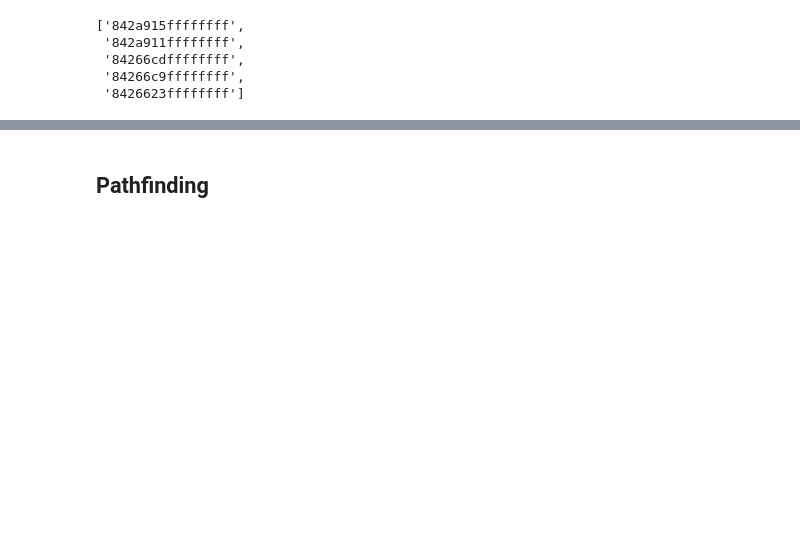
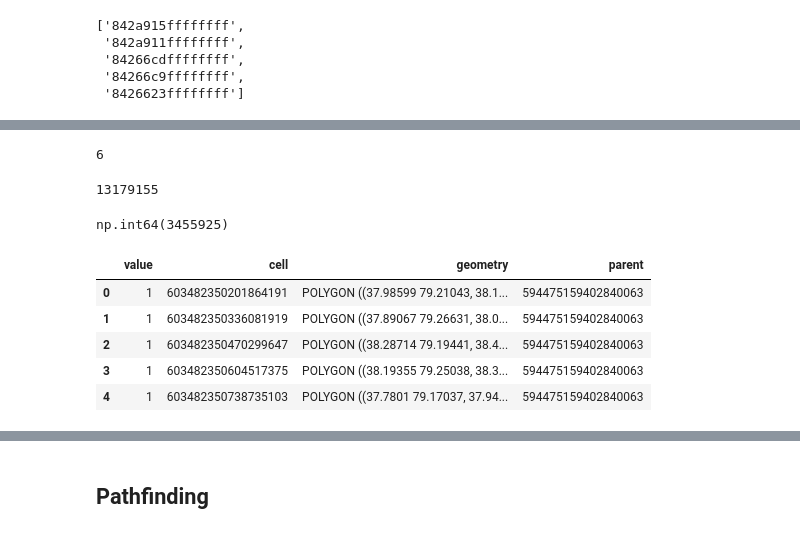
Before and after one commit to KimGeorgy/bird-migration, a Jupyter notebook: model.ipynb, the cells around one changed output, grey strips where cells are left out. Cells and saved outputs as stored; diff of their text form; code cells hidden in the pictures; blank space fills up the shorter version.

Commit message:
added elevation map and computing distance with A* for it

```diff
--- a/model.ipynb
+++ b/model.ipynb
@@ -409,0 +471,34 @@ plt.close()
+# %%
+elevation_res = nearest_h3_resolution(barriers_raster[0].shape, barriers_raster[1], search_mode="smaller_than_pixel")
+elevation_res
+# %% [output]
+6
+# %%
+elevation_df = raster_to_dataframe(
+    barriers_raster[0],
+    barriers_raster[1],
+    h3_resolution=elevation_res,
+    compact=False,
+    geo=True
+)
+# %%
+elevation_df["value"] = elevation_df["value"].fillna(0)
+# %%
+elevation_df["parent"] = h3ronpy.change_resolution(elevation_df["cell"], resolution).to_numpy()
+# %%
+len(elevation_df)
+# %% [output]
+13179155
+# %%
+len(elevation_df) - elevation_df['value'].sum()
+# %% [output]
+np.int64(3455925)
+# %%
+elevation_df.head()
+# %% [output]
+|  | value | cell | geometry | parent |
+| 0 | 1 | 603482350201864191 | POLYGON ((37.98599 79.21043, 38.1... | 594475159402840063 |
+| 1 | 1 | 603482350336081919 | POLYGON ((37.89067 79.26631, 38.0... | 594475159402840063 |
+| 2 | 1 | 603482350470299647 | POLYGON ((38.28714 79.19441, 38.4... | 594475159402840063 |
+| 3 | 1 | 603482350604517375 | POLYGON ((38.19355 79.25038, 38.3... | 594475159402840063 |
+| 4 | 1 | 603482350738735103 | POLYGON ((37.7801 79.17037, 37.94... | 594475159402840063 |
```
Also changed, not shown: parts of 42 cells of this notebook, 1 other file.
